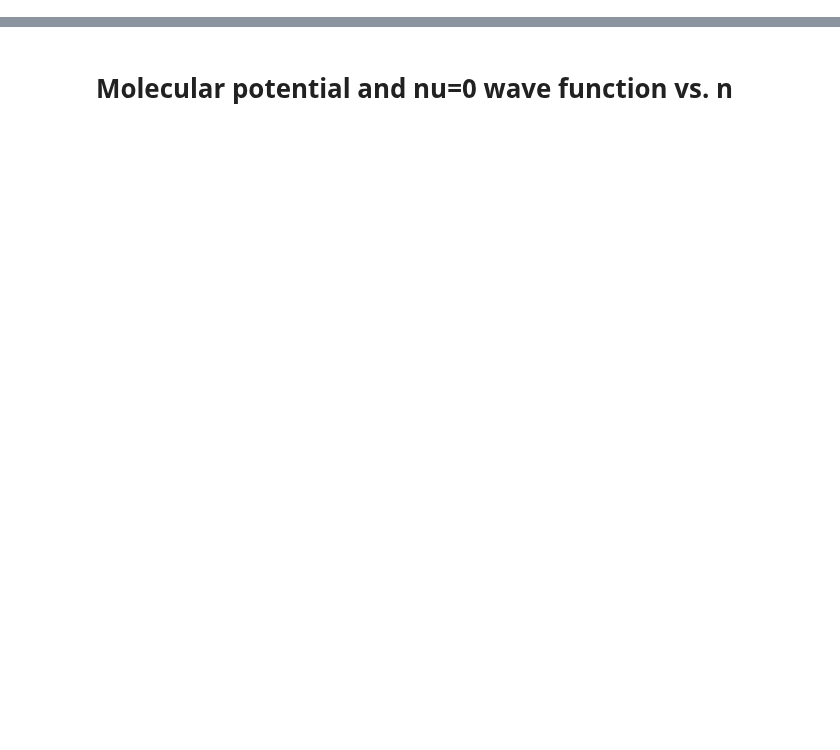
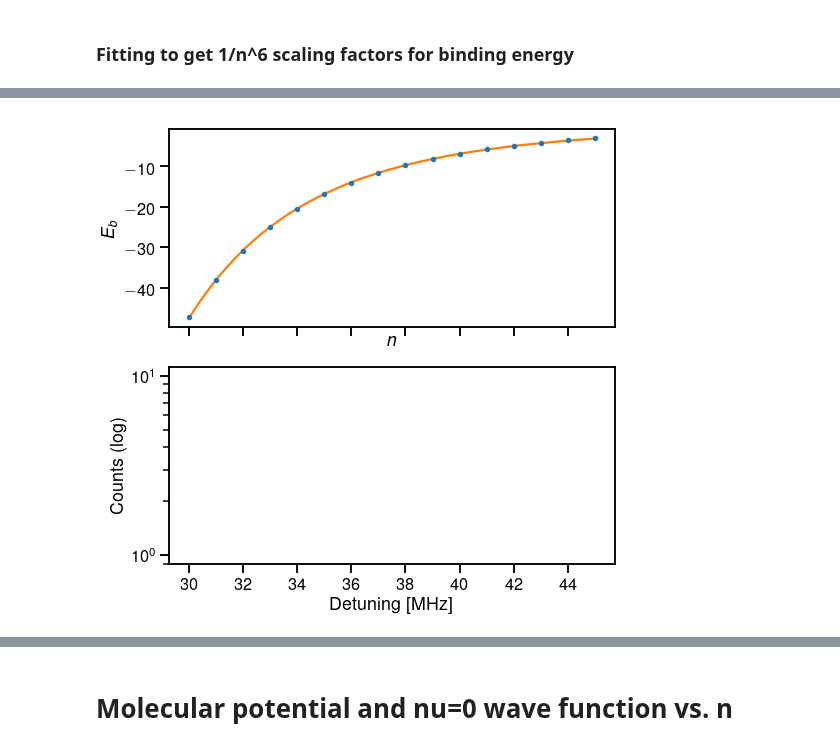
Before and after one commit to rogding/phd_thesis, a Jupyter notebook: chapters/probing_correlations/correlations/vary_n/nu_0-vary_n.ipynb, the cells around one changed output, grey strips where cells are left out. Drawn from its saved outputs; the diff is of its cells as text; code cells hidden in the pictures; blank space fills up the shorter version.

```diff
--- a/chapters/probing_correlations/correlations/vary_n/nu_0-vary_n.ipynb
+++ b/chapters/probing_correlations/correlations/vary_n/nu_0-vary_n.ipynb
@@ -39,0 +110,73 @@ plt.rcParams.update(params)
+# %% [markdown]
+### Fitting to get 1/n^6 scaling factors for binding energy
+# %%
+#data = pol_data
+plot_components = False
+plot_initial_guess = False
+
+# Choosing a range to fit over
+xmin = min(n_list)
+xmax = max(n_list)
+
+#xdata = data[(xmin <= data['detuning']) & (data['detuning'] <= xmax)]['detuning']
+#ydata = data[(xmin <= data['detuning']) & (data['detuning'] <= xmax)]['sfiIntegral_adjusted', 'mean']
+#ydata_unc = data[(xmin <= data['detuning']) & (data['detuning'] <= xmax)]['sfiIntegral_adjusted', 'std']
+
+xdata = n_list
+ydata = E_list
+
+# Specify fit model
+#bg = PolynomialModel(degree=0, prefix='bg_')
+#sig = PowerLawModel(prefix='sig_')
+
+#fit_model = bg + 1/sig
+fit_model = Model(binding_energy)
+fit_params = fit_model.make_params()
+
+fit_params['A'].set(0, vary=True)
+#fit_params['bg_c1'].set(0, vary=True)
+#fit_params['bg_c2'].set(0, vary=True)
+
+fit_params['B'].set(-4.8E10, vary=True)
+
+# Initial guess
+xfit = np.linspace(min(xdata), max(xdata), num=1000, endpoint=True)
+yinit = fit_model.eval(fit_params, n=xfit)
+
+# Fitting
+fit_result = fit_model.fit(ydata, fit_params, n=xdata)
+#dely = fit_result.eval_uncertainty(n=xdata)
+yfit = fit_model.eval(fit_result.params, n=xfit)
+
+print(fit_result.fit_report())
+
+# Plotting output
+[fig, axs] = plt.subplots(nrows=2, ncols=1, sharex=True, sharey=False, figsize=(8,8))
+
+#axs[0].errorbar(xdata, ydata, yerr=ydata_unc, capsize=3, label='data')
+axs[0].errorbar(xdata, ydata, fmt = '.', capsize=3, label='data')
+axs[0].plot(xfit, yfit, label='fit')
+axs[0].set_xlabel(r'$n$')
+axs[0].set_ylabel(r'$E_b$')
+
+axs[1].set_yscale('log')
+#axs[1].errorbar(xdata, ydata, yerr=ydata_unc, capsize=3, label='data')
+axs[1].errorbar(xdata, ydata, fmt='.', capsize=3, label='data')
+axs[1].plot(xfit, yfit, label='fit')
+axs[1].set_xlabel('Detuning [MHz]')
+axs[1].set_ylabel('Counts (log)')
+
+if plot_components:
+    # generate components
+    fit_comps = fit_result.eval_components(x=xfit)
+
+    for key in fit_comps.keys():
+        for ax in axs:
+            ax.plot(xfit, fit_comps[key], '--')
+
+if plot_initial_guess:
+    for ax in axs:
+        ax.plot(xfit, yinit, '-.', label='init')
+
+plt.show()
+# %% [output]
@@ -39,0 +199 @@ plt.rcParams.update(params)
+[figure, added]
```
Also changed, not shown: parts of 14 cells of this notebook, 3 other files.
